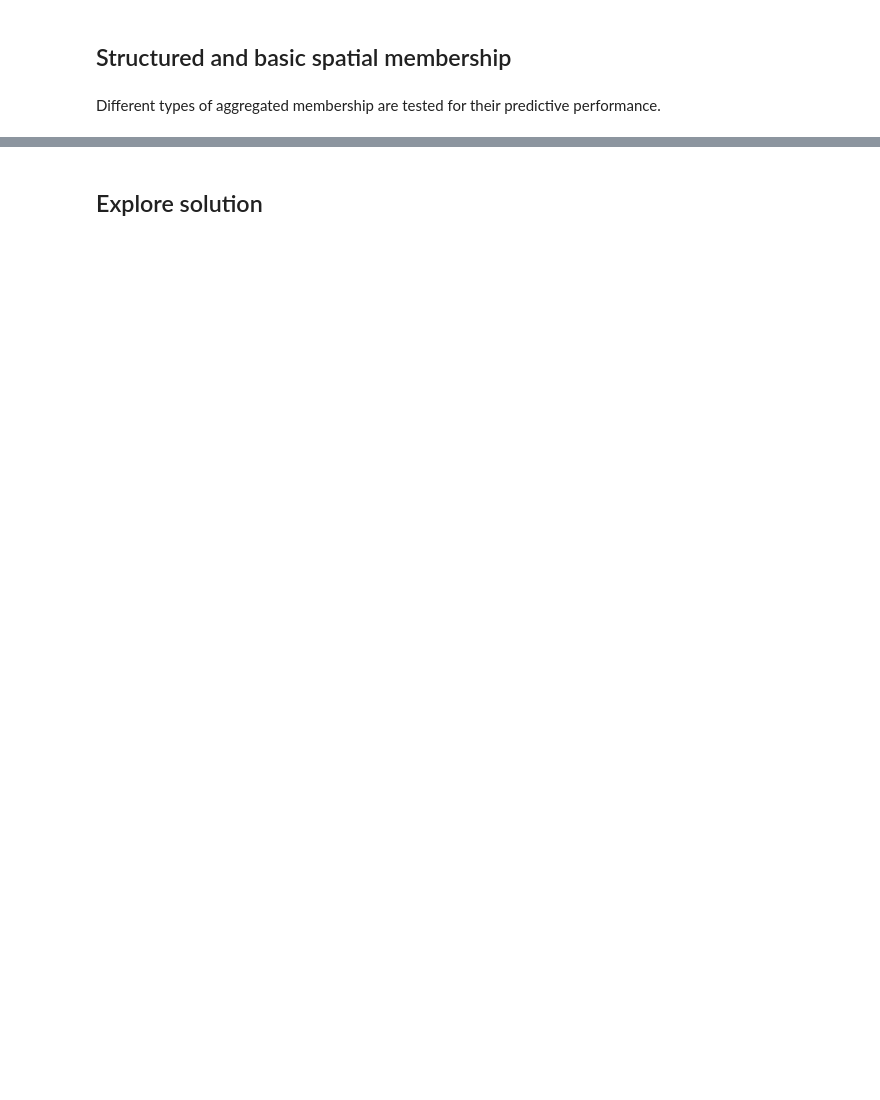
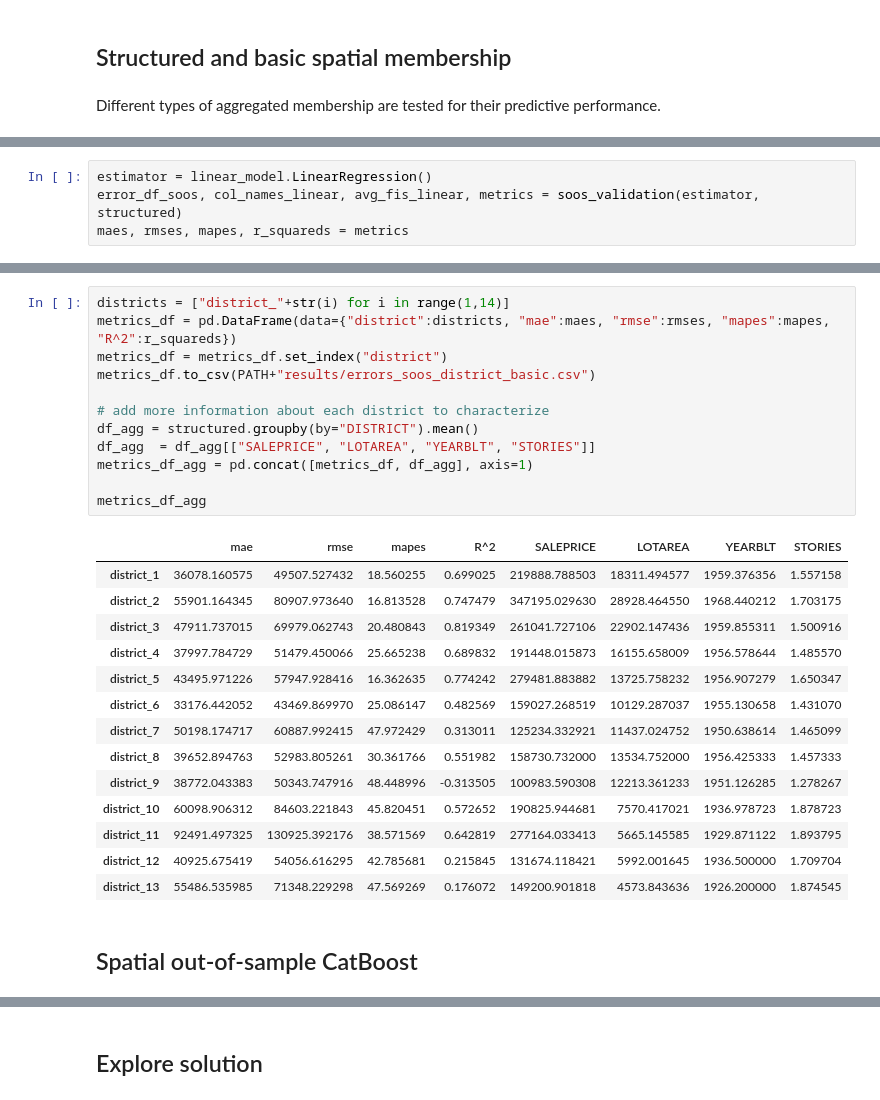
Before and after one commit to tim-heuwinkel/wikipedia-real-estate, a Jupyter notebook: ML_basic.ipynb, the cells around one changed output, grey strips where cells are left out. Drawn from its saved outputs; the diff is of its cells as text; blank space fills up the shorter version.

```diff
--- a/ML_basic.ipynb
+++ b/ML_basic.ipynb
@@ -406,0 +232,4 @@ R^2:  0.883
+# %%
+estimator = linear_model.LinearRegression()
+error_df_soos, col_names_linear, avg_fis_linear, metrics = soos_validation(estimator, structured)
+maes, rmses, mapes, r_squareds = metrics
@@ -406,0 +273,29 @@ R^2:  0.883
+# %%
+districts = ["district_"+str(i) for i in range(1,14)]
+metrics_df = pd.DataFrame(data={"district":districts, "mae":maes, "rmse":rmses, "mapes":mapes, "R^2":r_squareds})
+metrics_df = metrics_df.set_index("district")
+metrics_df.to_csv(PATH+"results/errors_soos_district_basic.csv")
+
+# add more information about each district to characterize
+df_agg = structured.groupby(by="DISTRICT").mean()
+df_agg  = df_agg[["SALEPRICE", "LOTAREA", "YEARBLT", "STORIES"]]
+metrics_df_agg = pd.concat([metrics_df, df_agg], axis=1)
+
+metrics_df_agg
+# %% [output]
+|  | mae | rmse | mapes | R^2 | SALEPRICE | LOTAREA | YEARBLT | STORIES |
+| district_1 | 36078.160575 | 49507.527432 | 18.560255 | 0.699025 | 219888.788503 | 18311.494577 | 1959.376356 | 1.557158 |
+| district_2 | 55901.164345 | 80907.973640 | 16.813528 | 0.747479 | 347195.029630 | 28928.464550 | 1968.440212 | 1.703175 |
+| district_3 | 47911.737015 | 69979.062743 | 20.480843 | 0.819349 | 261041.727106 | 22902.147436 | 1959.855311 | 1.500916 |
+| district_4 | 37997.784729 | 51479.450066 | 25.665238 | 0.689832 | 191448.015873 | 16155.658009 | 1956.578644 | 1.485570 |
+| district_5 | 43495.971226 | 57947.928416 | 16.362635 | 0.774242 | 279481.883882 | 13725.758232 | 1956.907279 | 1.650347 |
+| district_6 | 33176.442052 | 43469.869970 | 25.086147 | 0.482569 | 159027.268519 | 10129.287037 | 1955.130658 | 1.431070 |
+| district_7 | 50198.174717 | 60887.992415 | 47.972429 | 0.313011 | 125234.332921 | 11437.024752 | 1950.638614 | 1.465099 |
+| district_8 | 39652.894763 | 52983.805261 | 30.361766 | 0.551982 | 158730.732000 | 13534.752000 | 1956.425333 | 1.457333 |
+| district_9 | 38772.043383 | 50343.747916 | 48.448996 | -0.313505 | 100983.590308 | 12213.361233 | 1951.126285 | 1.278267 |
+| district_10 | 60098.906312 | 84603.221843 | 45.820451 | 0.572652 | 190825.944681 | 7570.417021 | 1936.978723 | 1.878723 |
+| district_11 | 92491.497325 | 130925.392176 | 38.571569 | 0.642819 | 277164.033413 | 5665.145585 | 1929.871122 | 1.893795 |
+| district_12 | 40925.675419 | 54056.616295 | 42.785681 | 0.215845 | 131674.118421 | 5992.001645 | 1936.500000 | 1.709704 |
+| district_13 | 55486.535985 | 71348.229298 | 47.569269 | 0.176072 | 149200.901818 | 4573.843636 | 1926.200000 | 1.874545 |
+# %% [markdown]
+## Spatial out-of-sample CatBoost
```
Also changed, not shown: parts of 57 cells of this notebook, 19 other files.
